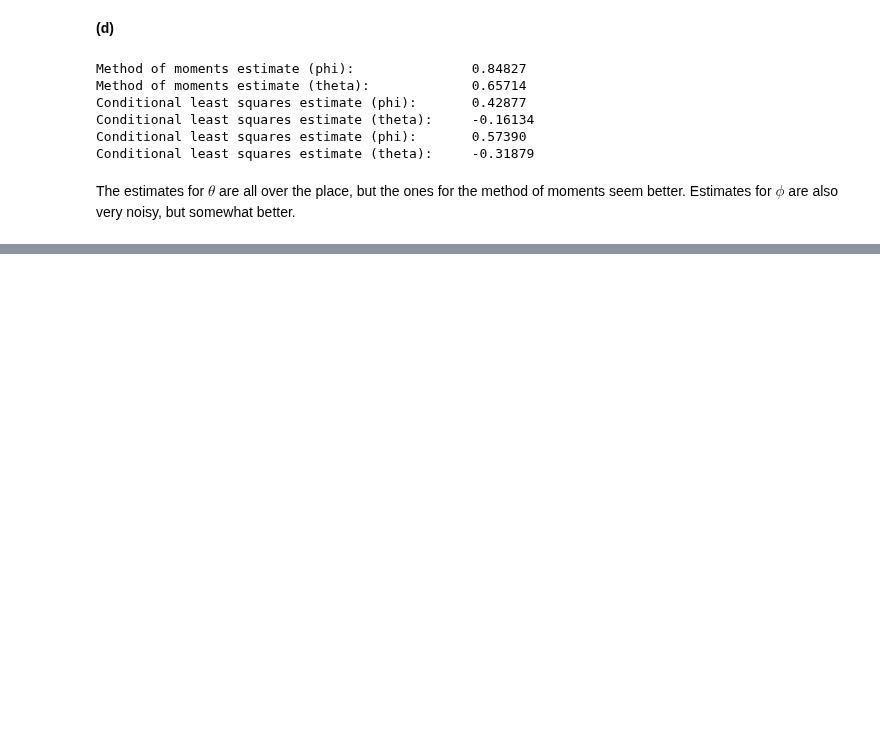
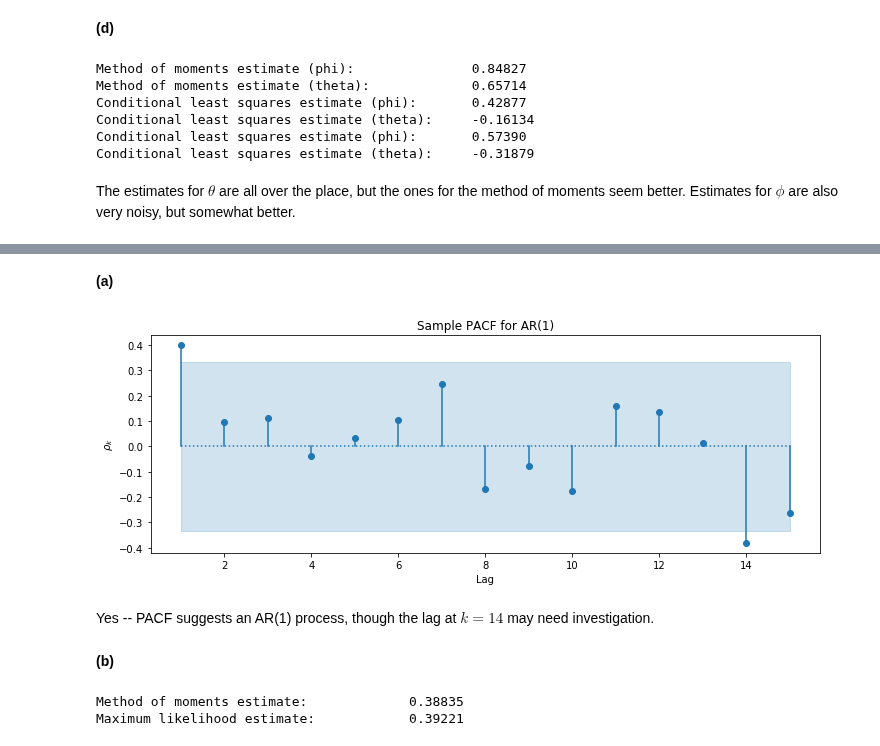
Before and after one commit to telmo-correa/time-series-analysis, a Jupyter notebook: Python/Chapter 07 (Ex 11 - 20) - Parameter Estimation.ipynb, the cells around one changed output, grey strips where cells are left out. Cells and saved outputs as stored; diff of their text form; code cells hidden in the pictures; blank space fills up the shorter version.

```diff
--- a/Python/Chapter 07 (Ex 11 - 20) - Parameter Estimation.ipynb
+++ b/Python/Chapter 07 (Ex 11 - 20) - Parameter Estimation.ipynb
@@ -441,0 +465,54 @@ The estimates for $\theta$ are all over the place, but the ones for the method o
+# %%
+from scipy.stats import t
+
+def rt(df):
+    """
+    Returns a function that generates random variables from a t-distribution
+    with df degrees of freedom, with signature compatible with the argument
+    distrvs in ArmaProcess.generate_sample.
+    """
+
+    def f(size=None):
+        return t.rvs(df, size=size)
+
+    return f
+# %%
+from statsmodels.tsa.stattools import acf, pacf
+
+def plot_acf_with_bounds(acf, lower, upper, title='ACF'):
+    max_k = len(acf)
+    k = range(1, len(acf)+1)
+
+    plt.figure(figsize=(12, 4))
+    plt.fill_between(k, lower, upper, color='C0', alpha=0.2)
+
+    plt.plot(k, acf, marker='o', linestyle='none', color='C0')
+    plt.plot([1, max_k], [0, 0], ls=':', color='C0')
+    for i_k, i_rho in zip(k, acf):
+        plt.plot([i_k, i_k], [0, i_rho], color='C0')
+
+    plt.xlabel('Lag')
+    plt.ylabel(r'$\rho_k$')
+    plt.title(title)
+    plt.show()
+# %%
+np.random.seed(1000)
+Y = generate_arima(phi=[0.6], n=36, distrvs=rt(3))
+# %% [markdown]
+**(a)**
+# %%
+r = pacf(Y, nlags=15)[1:]
+se = 1 / np.sqrt(len(Y))
+plot_acf_with_bounds(r, -2*se, 2*se, title='Sample PACF for AR(1)')
+# %% [output]
+[figure, added]
+# %% [markdown]
+Yes -- PACF suggests an AR(1) process, though the lag at $k=14$ may need investigation.
+# %% [markdown]
+**(b)**
+# %%
+print('Method of moments estimate: \t\t%.5f' % estimate_ar1_mom(Y))
+print('Maximum likelihood estimate: \t\t%.5f' % ARIMA(Y, order=(1, 0, 0)).fit(method='mle').arparams[0])
+# %% [output]
+Method of moments estimate:             0.38835
+Maximum likelihood estimate:            0.39221
```
Also changed, not shown: parts of 33 cells of this notebook, 1 other file.
